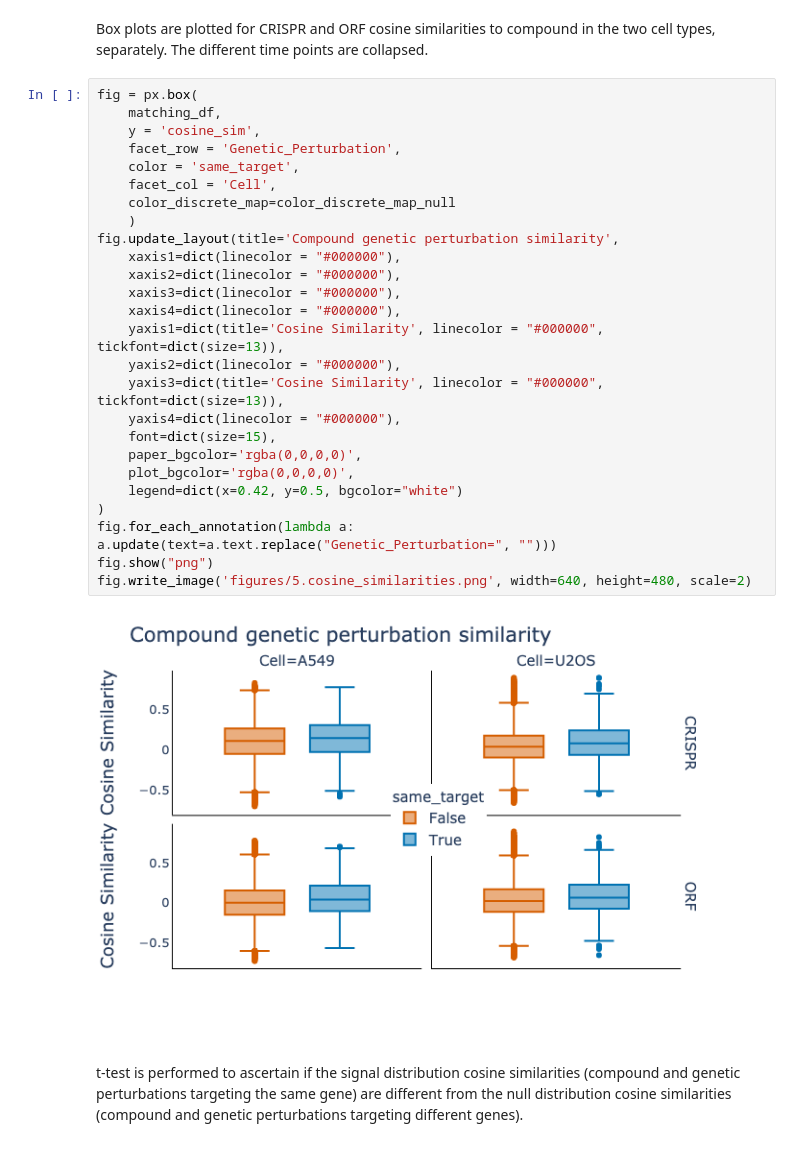
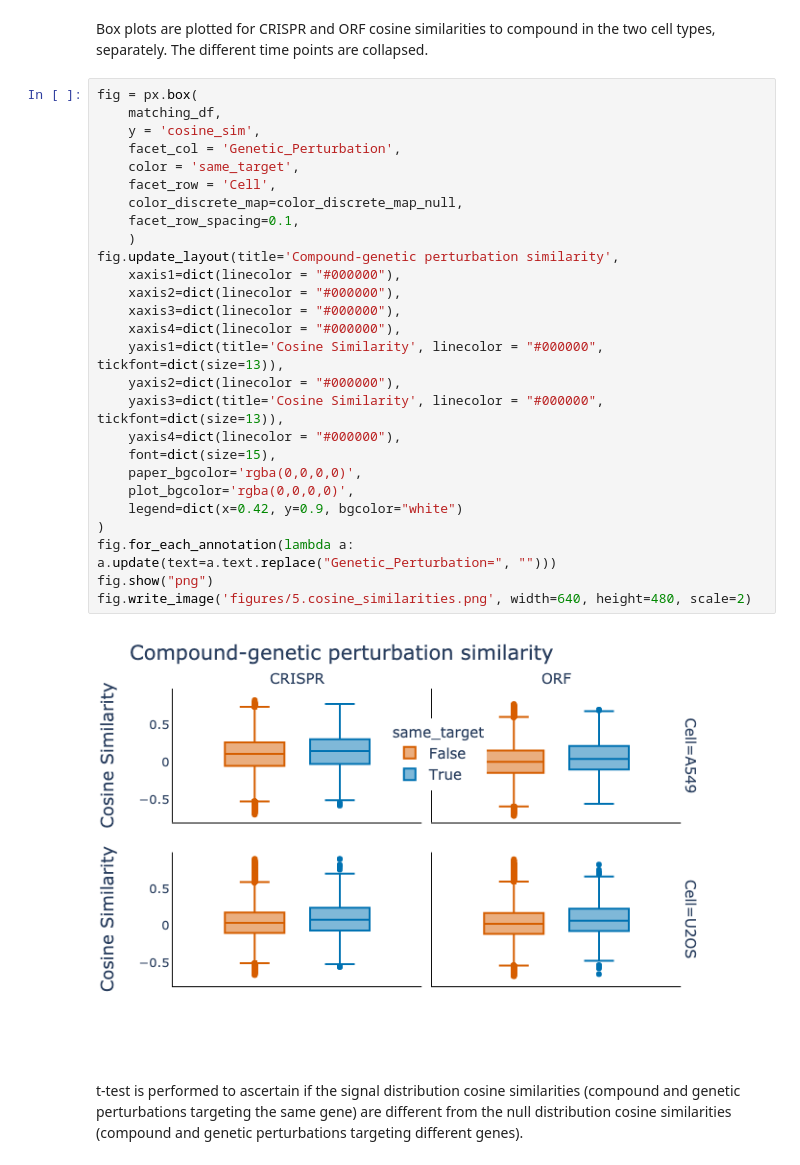
Before and after one commit to jump-cellpainting/2024_Chandrasekaran_NatureMethods, a Jupyter notebook: benchmark/5.visualize-similarities.ipynb, the cells around one changed output. Drawn from its saved outputs; the diff is of its cells as text.

```diff
--- a/benchmark/5.visualize-similarities.ipynb
+++ b/benchmark/5.visualize-similarities.ipynb
@@ -154,31 +154,32 @@ Box plots are plotted for CRISPR and ORF cosine similarities to compound in the
 # %%
 fig = px.box(
     matching_df,
     y = 'cosine_sim',
-    facet_row = 'Genetic_Perturbation',
+    facet_col = 'Genetic_Perturbation',
     color = 'same_target',
-    facet_col = 'Cell',
-    color_discrete_map=color_discrete_map_null
+    facet_row = 'Cell',
+    color_discrete_map=color_discrete_map_null,
+    facet_row_spacing=0.1,
     )
-fig.update_layout(title='Compound genetic perturbation similarity',
+fig.update_layout(title='Compound-genetic perturbation similarity',
     xaxis1=dict(linecolor = "#000000"),
     xaxis2=dict(linecolor = "#000000"),
     xaxis3=dict(linecolor = "#000000"),
     xaxis4=dict(linecolor = "#000000"),
     yaxis1=dict(title='Cosine Similarity', linecolor = "#000000", tickfont=dict(size=13)),
     yaxis2=dict(linecolor = "#000000"),
     yaxis3=dict(title='Cosine Similarity', linecolor = "#000000", tickfont=dict(size=13)),
     yaxis4=dict(linecolor = "#000000"),
     font=dict(size=15),
     paper_bgcolor='rgba(0,0,0,0)',
     plot_bgcolor='rgba(0,0,0,0)',
-    legend=dict(x=0.42, y=0.5, bgcolor="white")
+    legend=dict(x=0.42, y=0.9, bgcolor="white")
 )
 fig.for_each_annotation(lambda a: a.update(text=a.text.replace("Genetic_Perturbation=", "")))
 fig.show("png")
 fig.write_image('figures/5.cosine_similarities.png', width=640, height=480, scale=2)
 # %% [output]
-[figure, old version]
+[figure, new version]
 # %% [markdown]
 t-test is performed to ascertain if the signal distribution cosine similarities (compound and genetic perturbations targeting the same gene) are different from the null distribution cosine similarities (compound and genetic perturbations targeting different genes).
 # %%
```
Also changed, not shown: parts of 2 cells of this notebook, 15 other files.
